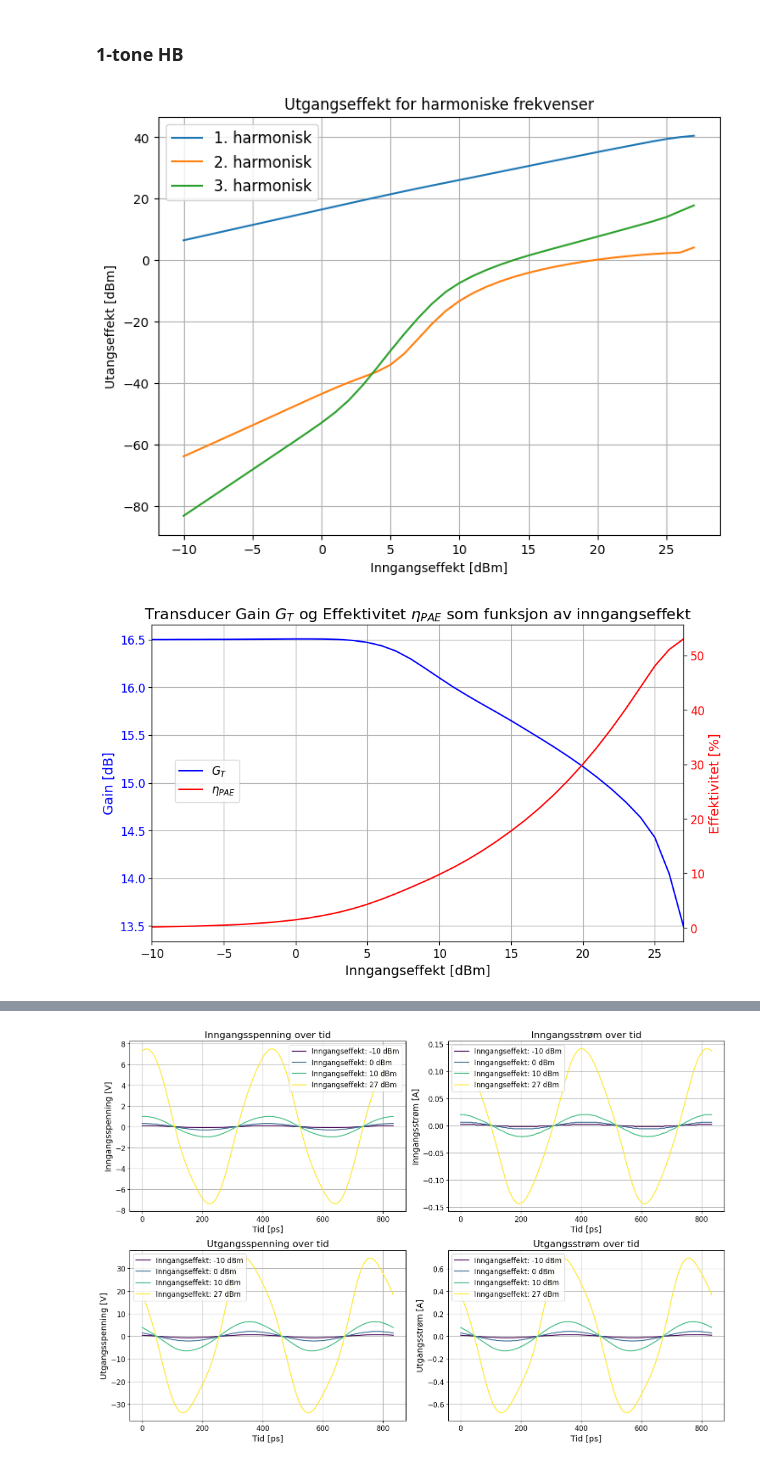
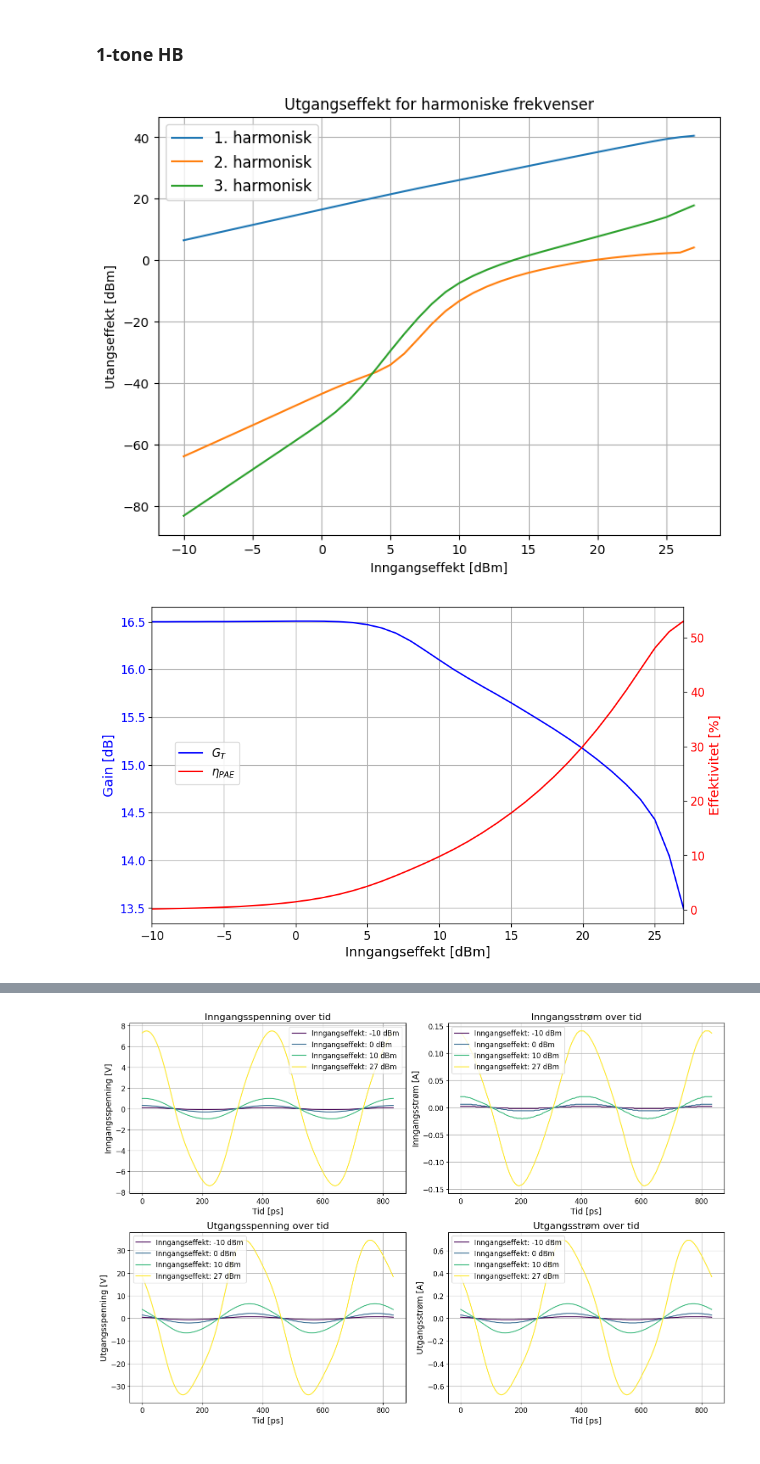
Before and after one commit to SkaugJr/TTT4201-Radiosystemdesign, a Jupyter notebook: Databehandling/Visualisering.ipynb, the cells around one changed output, grey strips where cells are left out. Saved outputs shown, nothing was run; the diff lists cells and outputs as text; code cells hidden in the pictures.

```diff
--- a/Databehandling/Visualisering.ipynb
+++ b/Databehandling/Visualisering.ipynb
@@ -277,35 +291,35 @@ plt.plot(P_ut['P_in'], P_ut['P_ut3'], label='3. harmonisk')
 plt.xlabel('Inngangseffekt [dBm]')
 plt.ylabel('Utangseffekt [dBm]')
 plt.legend(fontsize=12)
 plt.title('Utgangseffekt for harmoniske frekvenser')
 plt.grid(True)
 plt.show()
 
 fig, ax1 = plt.subplots(figsize=(10, 6))
 
 # First plot
 ax1.plot(TransGain['P_in'], TransGain['Gain'], 'b-', label='$G_T$')
 ax1.set_xlabel('Inngangseffekt [dBm]', fontsize=14)
 ax1.set_ylabel('Gain [dB]', color='b', fontsize=14)
 ax1.tick_params(axis='y', labelcolor='b', labelsize=12)
 ax1.tick_params(axis='x', labelsize=12)
-ax1.set_title(r'Transducer Gain $G_T$ og Effektivitet $\eta_{PAE}$ som funksjon av inngangseffekt', fontsize=16)
+#ax1.set_title(r'Transducer Gain $G_T$ og Effektivitet $\eta_{PAE}$ som funksjon av inngangseffekt', fontsize=16)
 ax1.grid(True)
 ax1.set_xlim(-10, 27)
 
 # Second y-axis
 ax2 = ax1.twinx()
 ax2.plot(Effektivitet['P_in'], Effektivitet['PAE'], 'r-', label=r'$\eta_{PAE}$')
 ax2.set_ylabel('Effektivitet [%]', color='r', fontsize=14)
 ax2.tick_params(axis='y', labelcolor='r', labelsize=12)
 
 # Adding legend for the second y-axis
 fig.legend(loc='center left', bbox_to_anchor=(0.15, 0.5), fontsize=12)
 
 plt.show()
 # %% [output]
 [figure]
-[figure, old version]
+[figure, new version]
 # %%
 # Load the data
 Spektrum = np.loadtxt('Data/Simulering/HB_1Tone/Spektrum1Tone.csv', delimiter=',', skiprows=16)
```
Also changed, not shown: parts of 5 cells of this notebook.
